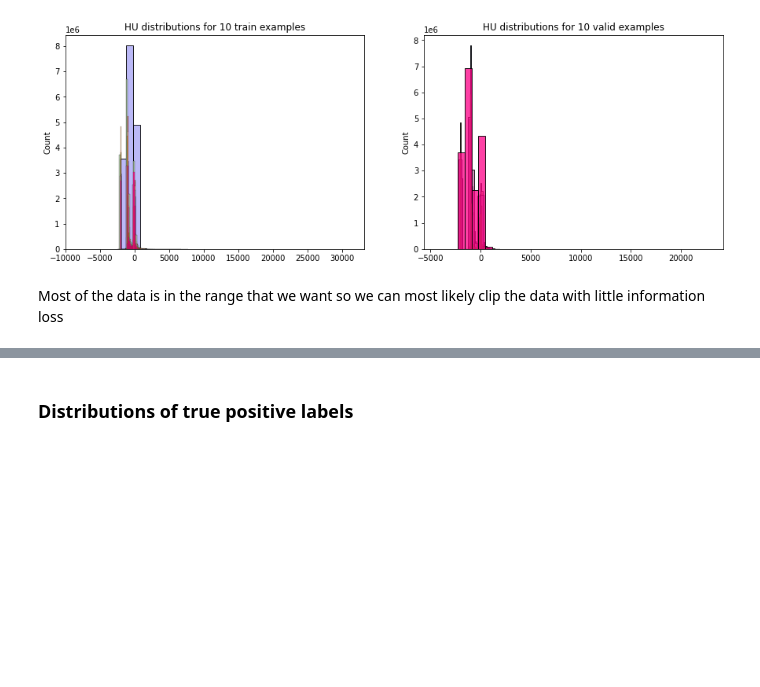
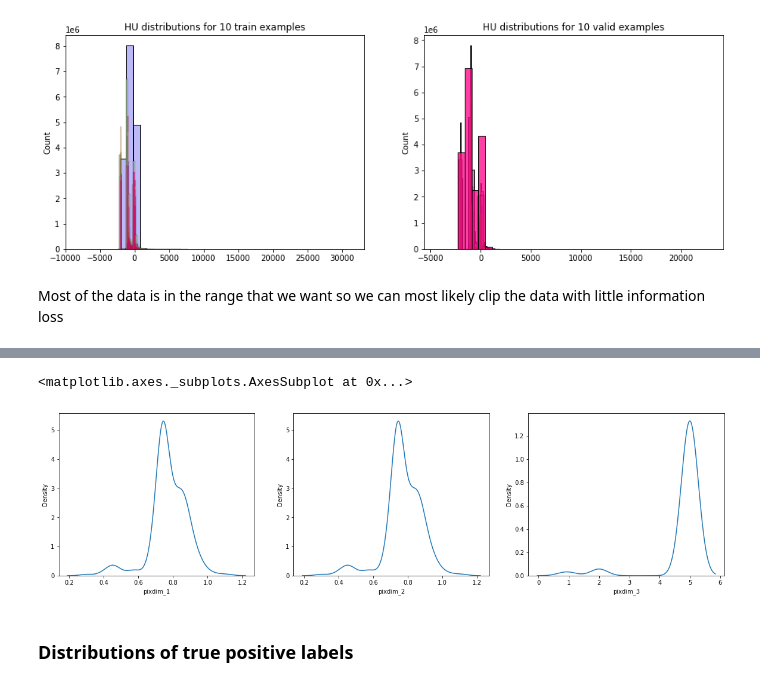
Before and after one commit to peterbacalso/covid_CT_lung_lesion_segmentation, a Jupyter notebook: notebooks/eda.ipynb, the cells around one changed output, grey strips where cells are left out. Cells and saved outputs as stored; diff of their text form; code cells hidden in the pictures; blank space fills up the shorter version.

```diff
--- a/notebooks/eda.ipynb
+++ b/notebooks/eda.ipynb
@@ -127,3 +144,11 @@ Most of the data is in the range that we want so we can most likely clip the dat
+# %%
+fig, ax = plt.subplots(1,3, figsize=(20,5))
+sns.kdeplot(data=df_meta.pixdim_1, ax=ax[0])
+sns.kdeplot(data=df_meta.pixdim_2, ax=ax[1])
+sns.kdeplot(data=df_meta.pixdim_3, ax=ax[2])
+# %% [output]
+<matplotlib.axes._subplots.AxesSubplot at 0x...>
+[figure, added]
 # %% [markdown]
 ### Distributions of true positive labels
 # %%
```
Also changed, not shown: parts of 2 cells of this notebook, 7 other files.
